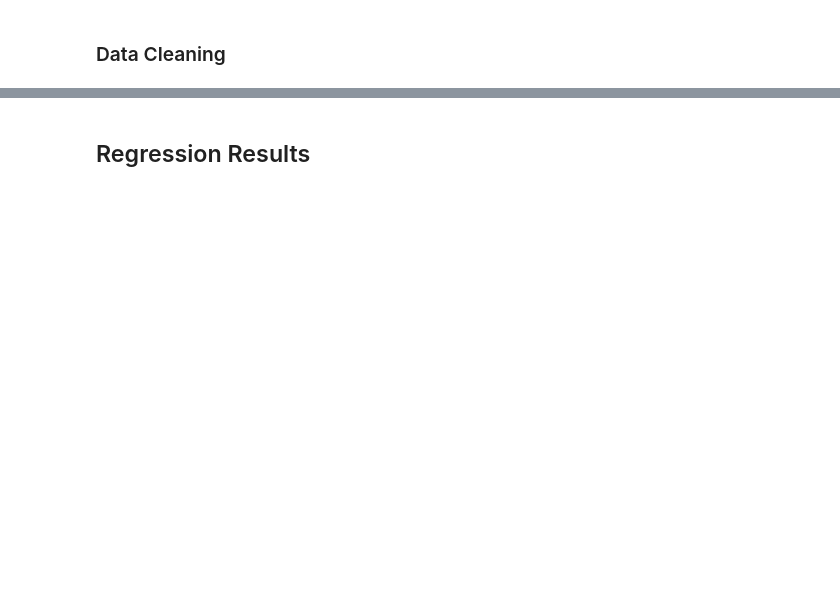
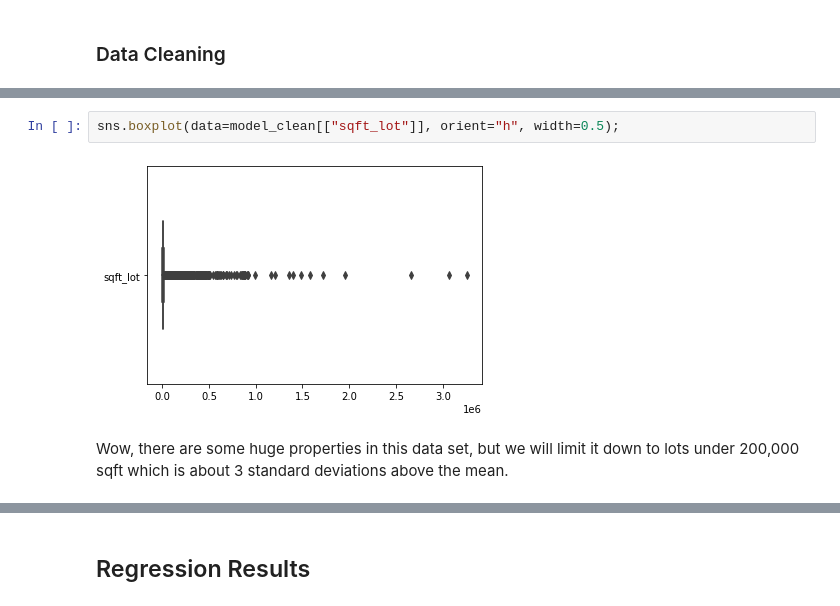
Before and after one commit to Tammarion/da-capstone-project-enterprise, a Jupyter notebook: index.ipynb, the cells around one changed output, grey strips where cells are left out. Cells and saved outputs as stored; diff of their text form; blank space fills up the shorter version.

```diff
--- a/index.ipynb
+++ b/index.ipynb
@@ -22,0 +587,6 @@
+# %%
+sns.boxplot(data=model_clean[["sqft_lot"]], orient="h", width=0.5);
+# %% [output]
+[figure, added]
+# %% [markdown]
+Wow, there are some huge properties in this data set, but we will limit it down to lots under 200,000 sqft which is about 3 standard deviations above the mean.
```
Also changed, not shown: parts of 206 cells of this notebook.
